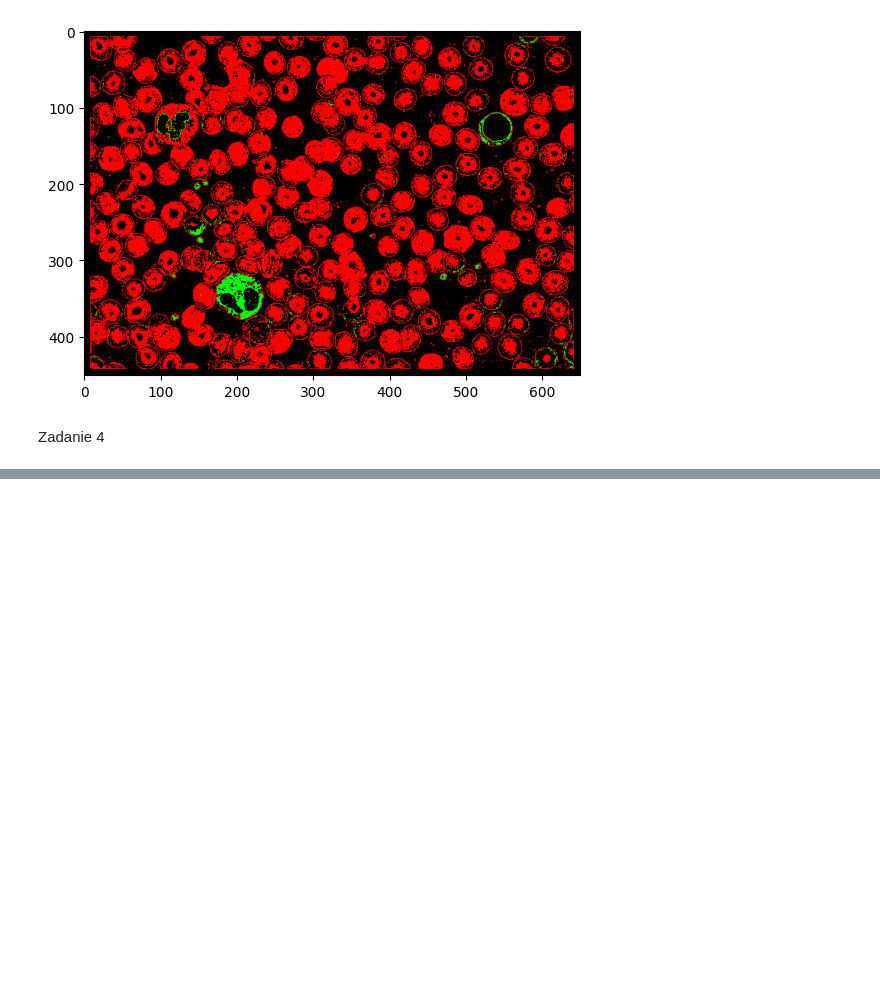
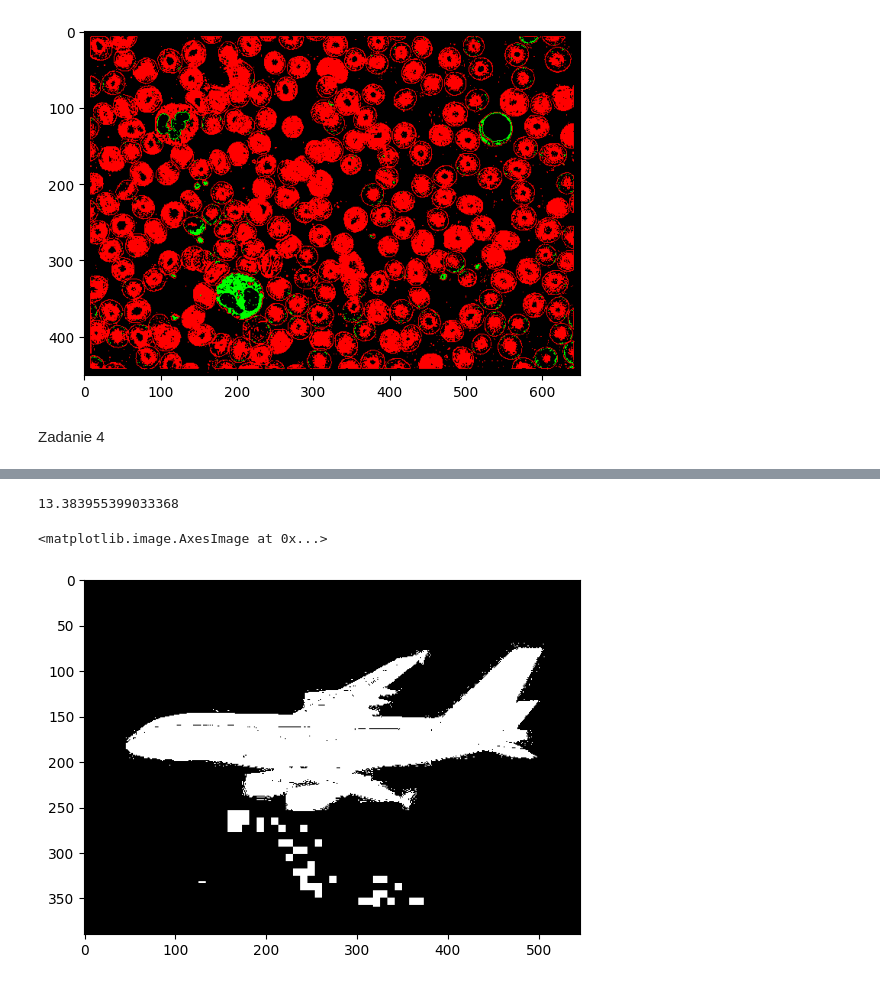
Before and after one commit to Ddestrei/Signal_and_image_processing, a Jupyter notebook: LAB3/lab3.ipynb, the cells around one changed output, grey strips where cells are left out. Cells and saved outputs as stored; diff of their text form; code cells hidden in the pictures; blank space fills up the shorter version.

```diff
--- a/LAB3/lab3.ipynb
+++ b/LAB3/lab3.ipynb
@@ -118,0 +140,24 @@ Zadanie 4
+# %%
+avg_rgb = np.average(sky, axis=(0, 1))
+avg_dis = np.linalg.norm(avg_rgb)
+max_dis = 0
+for i in range(sky.shape[0]):
+    for j in range(sky.shape[1]):
+        dis = np.linalg.norm(sky[i][j])
+        if abs(avg_dis - dis) > max_dis:
+            max_dis = abs(avg_dis - dis)
+print(max_dis)
+
+new_airbus = np.zeros_like(airbus)
+for i in range(airbus.shape[0]):
+    for j in range(airbus.shape[1]):
+        if np.linalg.norm(abs(airbus[i][j] - avg_rgb)) <= max_dis:
+            new_airbus[i][j] = 0
+        else:
+            new_airbus[i][j] = 255
+
+plt.imshow(new_airbus, cmap='gray')
+# %% [output]
+13.383955399033368
+<matplotlib.image.AxesImage at 0x...>
+[figure, added]
```
Also changed, not shown: parts of 6 cells of this notebook.
